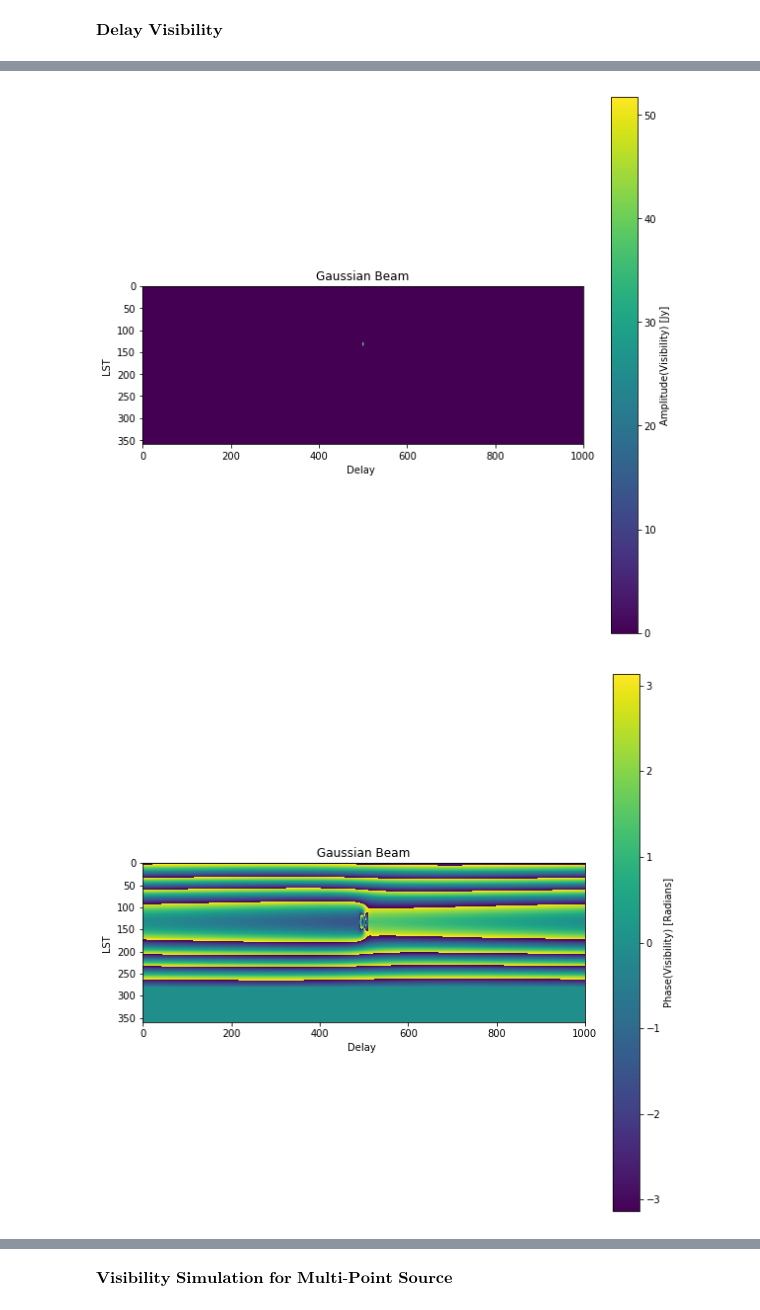
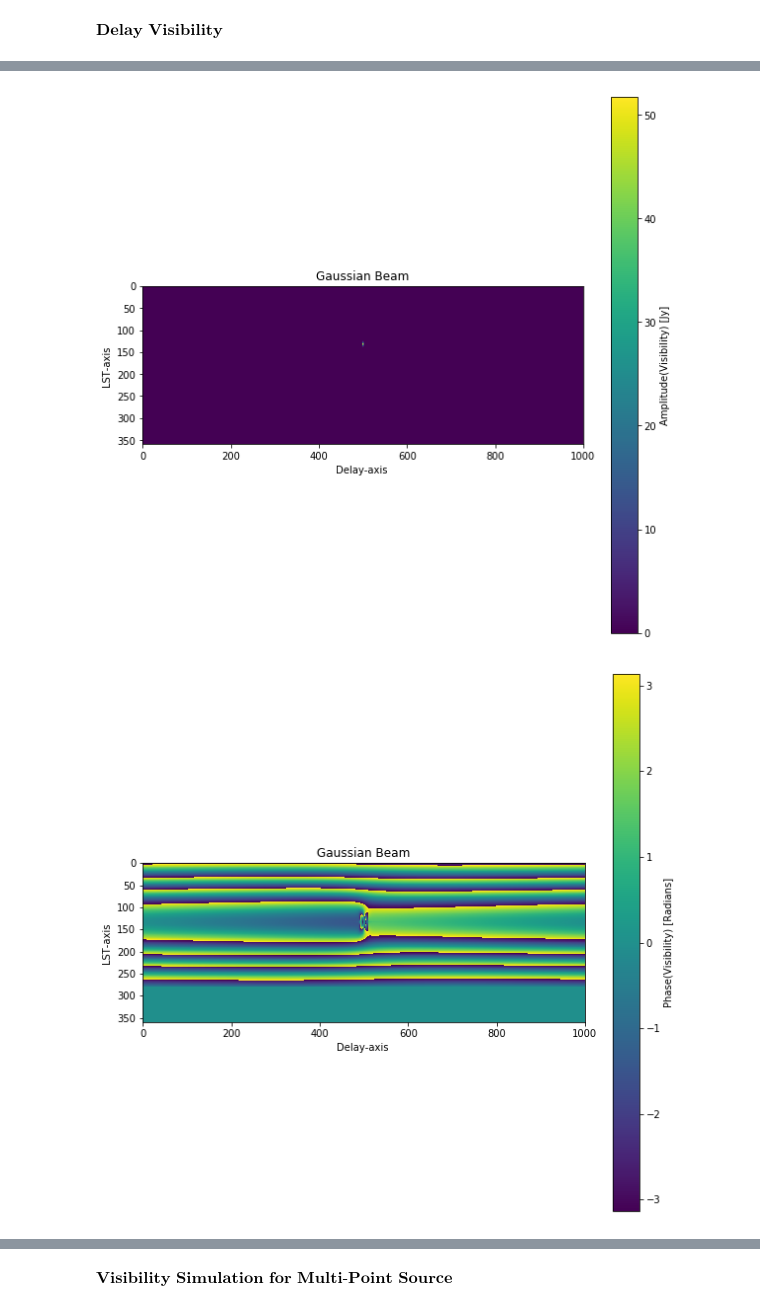
Before and after one commit to UKZN-Astronomy/hera_corrcal, a Jupyter notebook: Simulations/Visibility Simulation GLEAM Catalogue.ipynb, the cells around one changed output, grey strips where cells are left out. Saved outputs shown, nothing was run; the diff lists cells and outputs as text; code cells hidden in the pictures.

```diff
--- a/Simulations/Visibility Simulation GLEAM Catalogue.ipynb
+++ b/Simulations/Visibility Simulation GLEAM Catalogue.ipynb
@@ -55,13 +55,13 @@ Detail of how/where to download GLEAM Catalogue and data manipulation are discus
 https://github.com/UKZN-Astronomy/hera_corrcal/blob/master/Simulations/Preparing%20GLEAM%20Source%20Catague.ipynb
 # %%
 #loadinng GLEAM Calague 70-200 MHz
-datafile = pd.read_csv('GLEAM_Catalogue_above_1Jy_70_237MHz.csv')
+datafile = pd.read_csv('GLEAM_Catalogue_flux_above_15Jy_70_237MHz.csv')
 
 df = pd.DataFrame(data=datafile)
 
 #Flux and spectral indeces best fit
 
-data_bestfit = np.load('GLEAM_Catalogue_flux_above_1Jy_100_200MHz_best_fit_S_0_alpha.npy')
+data_bestfit = np.load('GLEAM_Catalogue_flux_above_15Jy_100_200MHz_best_fit_S_0_alpha.npy')
 
 RA = np.deg2rad(df['RAJ2000'])
 DEC =np.deg2rad(df['DEJ2000'])
@@ -413,14 +397,15 @@ ant1_theta_error,ant1_phi_error, ant2_theta_error,ant2_phi_error,Ant1_beam_size_
 
 vis_gp =np.zeros((lsts.size,freqs.size),dtype='complex')
 vis_ad =np.zeros((lsts.size,freqs.size),dtype='complex')
-
+src_ps = np.zeros((lsts.size,3))
+ra_src =(np.deg2rad(RA_0) + np.pi/2.0)
 for lst_i in range(lsts.size):
             #star hour angle
-            ra= lsts[lst_i] - ((np.deg2rad(RA_0) +np.pi/2.0))
+            ra= lsts[lst_i] - ra_src
 
             src_pos_lmn = pos_lmn(ra,np.deg2rad(DEC_0),np.deg2rad(RA_0),np.deg2rad(DEC_0))
 
-
+            src_ps[lst_i] = src_pos_lmn
             #transforming antenna position from ENU to equatorial system XYZ
             lat = np.deg2rad(DEC_0)
             xyz_1,xyz_2 = XYZ_trans_mat(ant1_pos,lat)[0],XYZ_trans_mat(ant2_pos,lat)[0]
@@ -565,6 +578,9 @@ def geometric_delay(bl):
 
 bl= 14.6
 g_dl = geometric_delay(bl)
+
+ddata_gb = np.array([get_delay_vis(vis_gp[lst_i]*jy2mK,window,freqs)[1] for lst_i in range(vis_gp.shape[0])])
+ddata_ad = np.array([get_delay_vis(vis_ad[lst_i]*jy2mK,window,freqs)[1] for lst_i in range(vis_ad.shape[0])])
 # %%
 delays = np.fft.fftfreq(freqs.size,freqs[1]*10**6 -freqs[0]*10**6)
 delays = np.fft.fftshift(delays)*10**9
@@ -581,31 +600,31 @@ plt.legend(loc='best')
 # %%
 
 delays = np.fft.fftfreq(freqs.size,freqs[1]*10**6-freqs[0]*10**6)
 delays = np.fft.fftshift(delays)
 extent =[delays[0],delays[-1],lsts[-1],lsts[0]]
 
 plt.figure(figsize =(10,10))
 plt.title("Gaussian Beam")
 plt.imshow(np.abs(ddata_gb))
 #plt.axvline(g_dl,ls='dashed',color='white')
 #plt.axvline(-g_dl,ls='dashed',color='white')
-plt.xlabel('Delay ')
-plt.ylabel('LST ')
+plt.xlabel('Delay-axis ')
+plt.ylabel('LST-axis ')
 plt.colorbar(label= r'Amplitude(Visibility) [Jy]')
 plt.show()
 
 plt.figure(figsize =(10,10))
 plt.title("Gaussian Beam")
 plt.imshow(np.angle(ddata_gb))
 #plt.axvline(g_dl,ls='dashed',color='white')
 #plt.axvline(-g_dl,ls='dashed',color='white')
-plt.xlabel('Delay ')
-plt.ylabel('LST ')
+plt.xlabel('Delay-axis ')
+plt.ylabel('LST-axis ')
 plt.colorbar(label= r'Phase(Visibility) [Radians]')
 plt.show()
 # %% [output]
-[figure, old version]
+[figure, new version]
-[figure, old version]
+[figure, new version]
 # %%
 
 plt.figure(figsize =(10,10))
```
Also changed, not shown: parts of 22 cells of this notebook.
